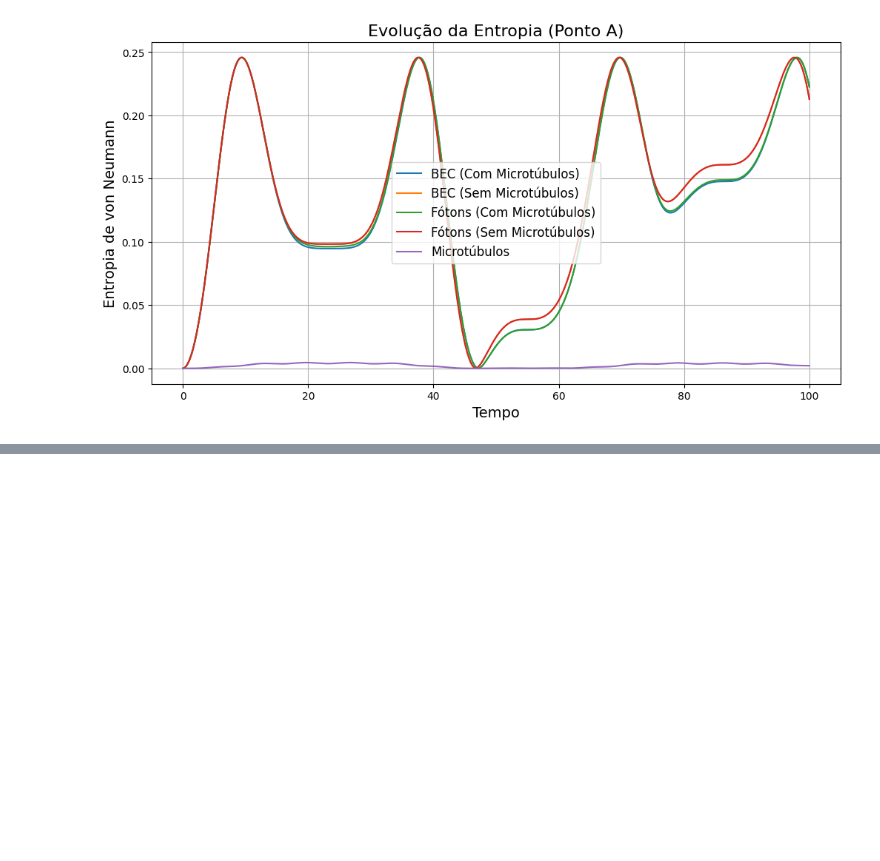
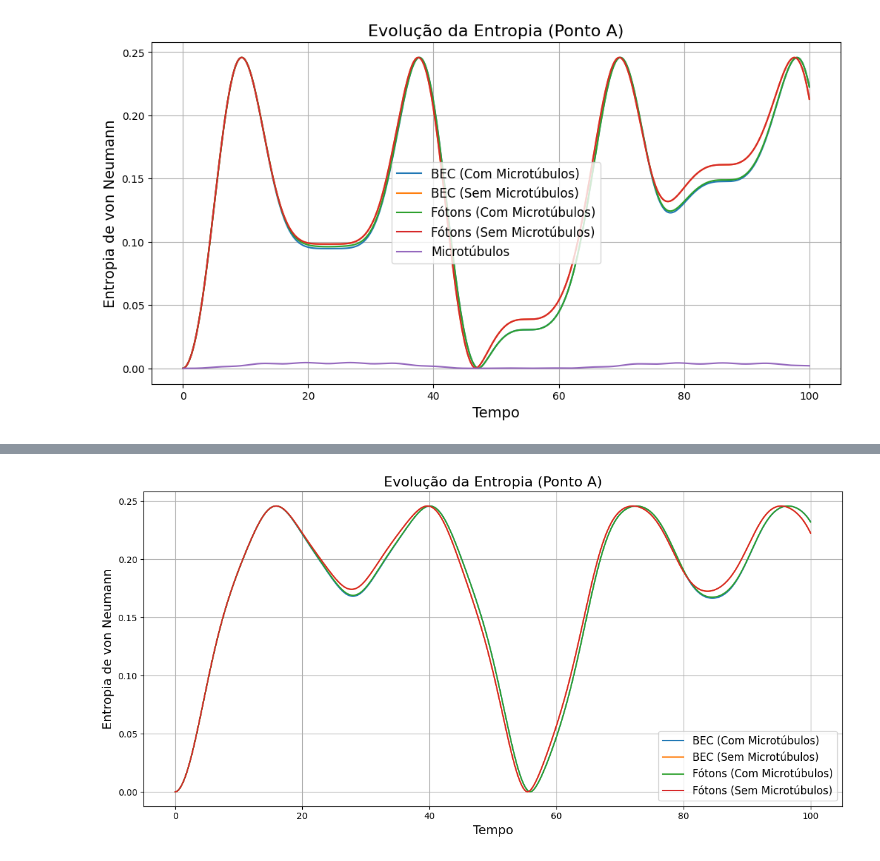
Before and after one commit to Bellinimarcos-prog/causalidade-em-ia, a Jupyter notebook: Nosso_trabalho_está_assim,,_ainda_não_tenho_o_cód_.ipynb, the cells around one changed output, grey strips where cells are left out. Cells and saved outputs as stored; diff of their text form; code cells hidden in the pictures; blank space fills up the shorter version.

```diff
--- a/Nosso_trabalho_está_assim,,_ainda_não_tenho_o_cód_.ipynb
+++ b/Nosso_trabalho_está_assim,,_ainda_não_tenho_o_cód_.ipynb
@@ -2381,0 +2836,81 @@ AttributeError: module 'matplotlib.pyplot' has no attribute 'tight_'
+# %%
+!pip install qutip matplotlib scipy
+
+import qutip as qt
+import numpy as np
+import matplotlib.pyplot as plt
+from scipy.fft import fft, fftfreq
+
+# Parâmetros
+N_b = 5
+N_f = 5
+num_modos_mt = 2
+g = 0.05
+g_mt = 0.02
+w_b = 1.0
+w_f = 1.05
+w_mt = 0.95
+J = 0.005
+tlist = np.linspace(0, 100, 1000)
+num_timesteps = len(tlist)
+
+# ... (Resto do código: Operadores, Hamiltonianos, Estados Iniciais - igual ao anterior)
+
+def run_simulation(Omega, w_m, label):
+    # ... (Código da simulação - igual ao anterior)
+    return entropy_b_com_mt, entropy_f_com_mt, yf_b_com_mt, yf_f_com_mt, entropy_b_sem_mt, entropy_f_sem_mt, yf_b_sem_mt, yf_f_sem_mt, xf
+
+# Pontos a analisar
+points = [
+    {"Omega": 0.05, "w_m": 0.2, "label": "Ponto A"},
+    {"Omega": 0.01, "w_m": 0.5, "label": "Ponto B"}
+]
+
+# Esegue le simulazioni e plotta i risultati
+for point in points:
+    Omega = point["Omega"]
+    w_m = point["w_m"]
+    label = point["label"]
+
+    entropy_b_com_mt, entropy_f_com_mt, yf_b_com_mt, yf_f_com_mt, entropy_b_sem_mt, entropy_f_sem_mt, yf_b_sem_mt, yf_f_sem_mt, xf = run_simulation(Omega, w_m, label)
+
+    # Plot Evolução Entropia
+    plt.figure(figsize=(12, 6))
+    plt.plot(tlist, entropy_b_com_mt, label="BEC (Com Microtúbulos)")
+    plt.plot(tlist, entropy_b_sem_mt, label="BEC (Sem Microtúbulos)")
+    plt.plot(tlist, entropy_f_com_mt, label="Fótons (Com Microtúbulos)")
+    plt.plot(tlist, entropy_f_sem_mt, label="Fótons (Sem Microtúbulos)")
+    plt.xlabel("Tempo", fontsize=14)
+    plt.ylabel("Entropia de von Neumann", fontsize=14)
+    plt.title(f"Evolução da Entropia ({label})", fontsize=16) #Título dinamico
+    plt.legend(fontsize=12)
+    plt.grid(True)
+    plt.tight_layout()
+    plt.show()
+
+    # Plot Analise de Frequencia BEC
+    plt.figure(figsize=(12, 6))
+    plt.plot(xf, np.abs(yf_b_com_mt), label="Com Microtúbulos")
+    plt.plot(xf, np.abs(yf_b_sem_mt), label="Sem Microtúbulos")
+    plt.xlabel("Frequência", fontsize=14)
+    plt.ylabel("Amplitude da Transformada de Fourier (BEC)", fontsize=14)
+    plt.title(f"Análise de Frequências do BEC ({label})", fontsize=16) #Título dinamico
+    plt.xlim(0, 0.5)
+    plt.legend(fontsize=12)
+    plt.grid(True)
+    plt.tight_layout()
+    plt.show()
+
+        # Plot Analise de Frequencia Fotons
+    plt.figure(figsize=(12, 6))
+    plt.plot(xf, np.abs(yf_f_com_mt), label="Com Microtúbulos")
+    plt.plot(xf, np.abs(yf_f_sem_mt), label="Sem Microtúbulos")
+    plt.xlabel("Frequência", fontsize=14)
+    plt.ylabel("Amplitude da Transformada de Fourier (Fótons)", fontsize=14)
+    plt.title(f"Análise de Frequências dos Fótons ({label})", fontsize=16) #Título dinamico
+    plt.xlim(0, 0.5)
+    plt.legend(fontsize=12)
+    plt.grid(True)
+    plt.tight_layout()
+    plt.show()
+# %% [output]
@@ -2381,0 +2930 @@ AttributeError: module 'matplotlib.pyplot' has no attribute 'tight_'
+[figure, added]
```
Also changed, not shown: parts of 6 cells of this notebook.
